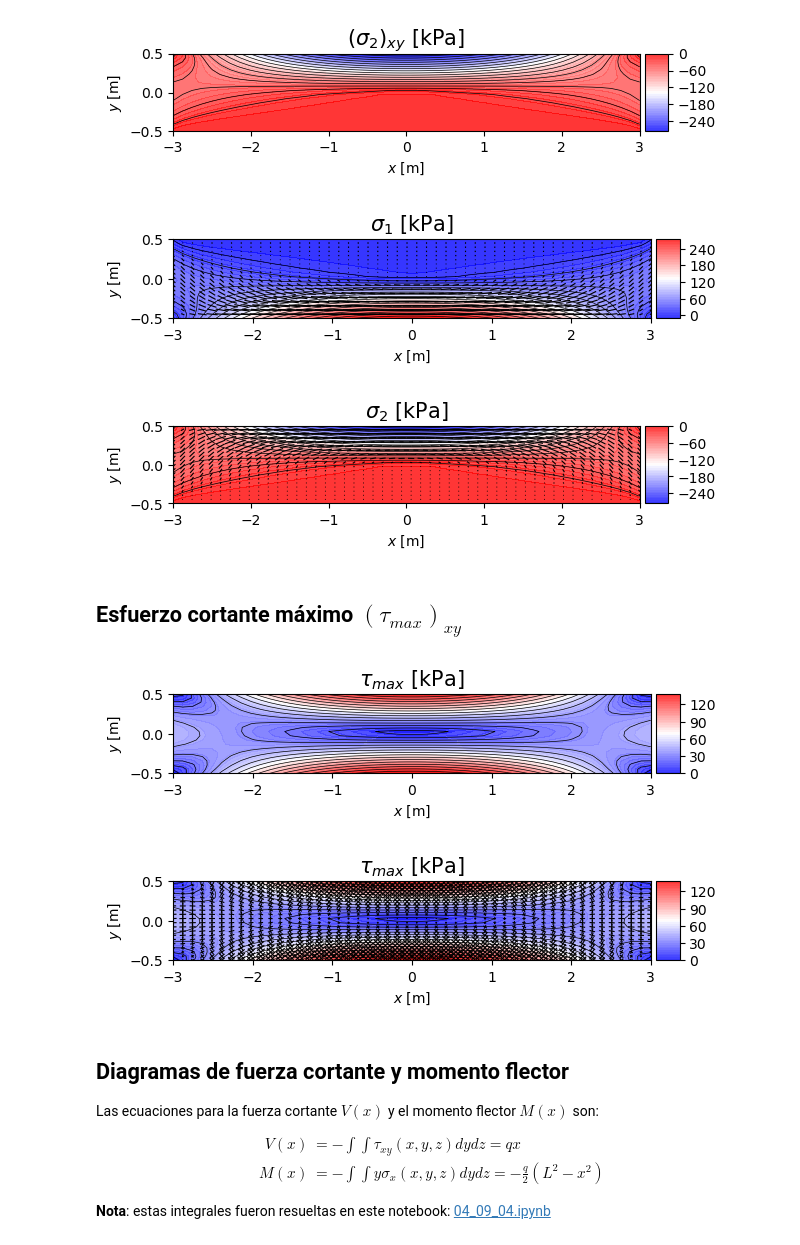
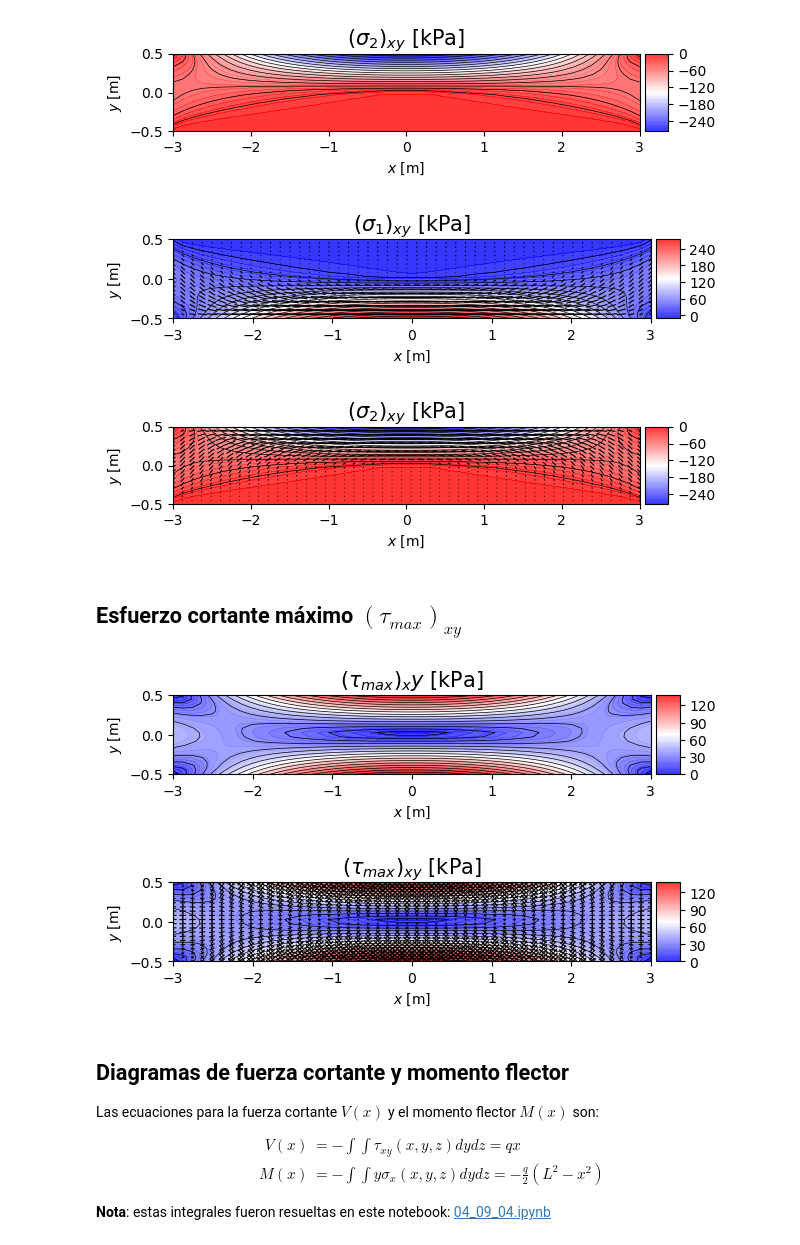
Before and after one commit to michaelherediaperez/medio-continuo, a Jupyter notebook: codigos/cap_04/04_09_graficos_colores.ipynb, the cells around one changed output. Drawn from its saved outputs; the diff is of its cells as text; code cells hidden in the pictures.

```diff
--- a/codigos/cap_04/04_09_graficos_colores.ipynb
+++ b/codigos/cap_04/04_09_graficos_colores.ipynb
@@ -168,23 +168,23 @@ plot_esf_def(s2, r"$(\sigma_2)_{xy}$ [kPa]")
 [figure]
 # %%
 # CON las inclinaciones
-plot_esf_def(s1, r"$\sigma_1$ [kPa]", t1)
-plot_esf_def(s2, r"$\sigma_2$ [kPa]", t2)
+plot_esf_def(s1, r"$(\sigma_1)_{xy}$ [kPa]", t1)
+plot_esf_def(s2, r"$(\sigma_2)_{xy}$ [kPa]", t2)
 # %% [output]
-[figure, old version]
+[figure, new version]
-[figure, old version]
+[figure, new version]
 # %% [markdown]
 ## Esfuerzo cortante máximo $(\tau_{max})_{xy}$
 # %%
 # SIN las inclinaciones
-plot_esf_def(tmax, r"$\tau_{max}$ [kPa]")
+plot_esf_def(tmax, r"$(\tau_{max})_{xy}$ [kPa]")
 # %% [output]
-[figure, old version]
+[figure, new version]
 # %%
 # CON las inclinaciones
-plot_esf_def(tmax, r"$\tau_{max}$ [kPa]", [ t1-np.pi/4, t1+np.pi/4 ])
+plot_esf_def(tmax, r"$(\tau_{max})_{xy}$ [kPa]", [ t1-np.pi/4, t1+np.pi/4 ])
 # %% [output]
-[figure, old version]
+[figure, new version]
 # %% [markdown]
 ## Diagramas de fuerza cortante y momento flector
 
```
Also changed, not shown: 1 other file.
